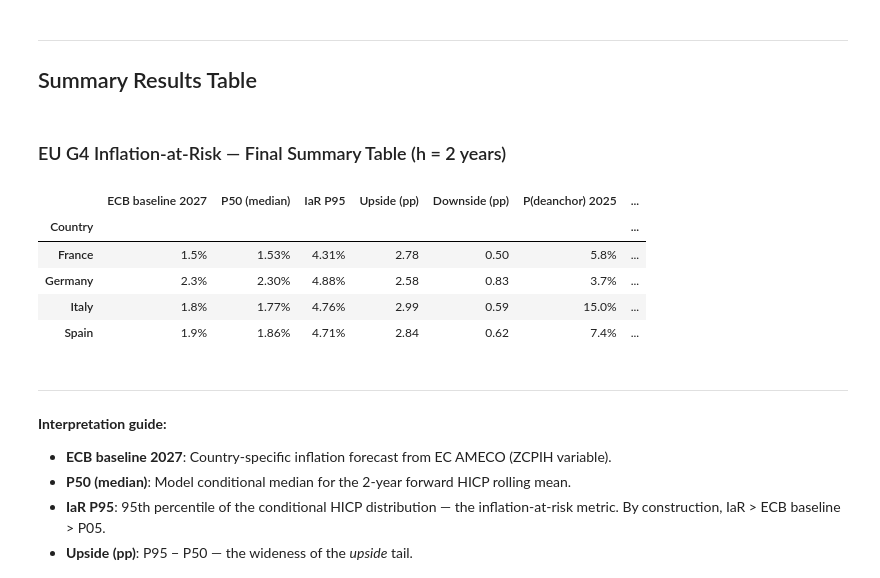
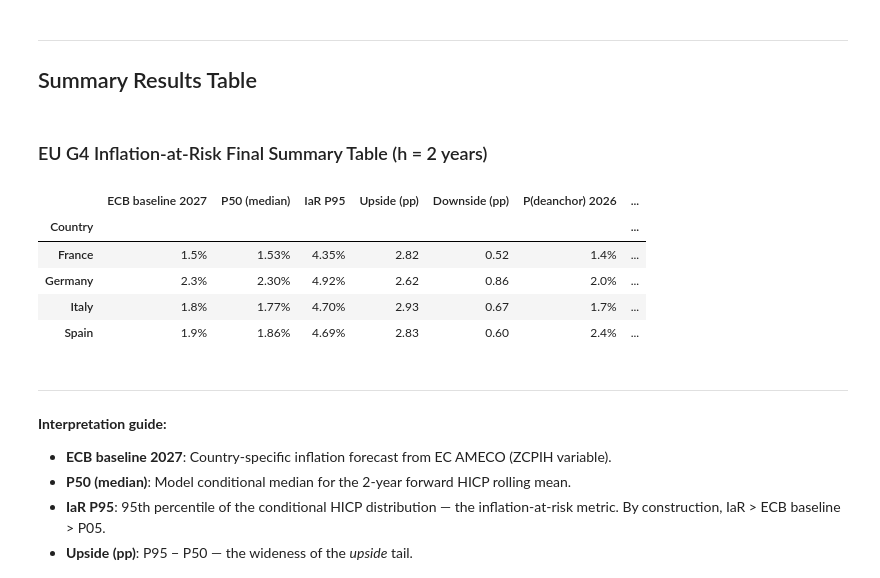
Before and after one commit to Lutinppp/inflation_at_risk, a Jupyter notebook: notebooks/eu_g4_iar.ipynb, the cells around one changed output. Cells and saved outputs as stored; diff of their text form; code cells hidden in the pictures.

```diff
--- a/notebooks/eu_g4_iar.ipynb
+++ b/notebooks/eu_g4_iar.ipynb
@@ -410,10 +410,11 @@ from crisis.deanchoring_signal import run_deanchoring
 
 print('Running de-anchoring panel logit …')
 daresults, pooled_scores = run_deanchoring(
-    skt_params = skt_params,
-    panel      = panel,
-    iar        = iar,
-    countries  = G4,
+    skt_params     = skt_params,
+    panel          = panel,
+    iar            = iar,
+    countries      = G4,
+    forecast_years = [2026, 2027],
 )
 
 print('\nModel summary:')
@@ -525,32 +526,32 @@ display(Image(str(chart_paths['deanchoring'])))
 # %%
 # Build final summary table
 summary_rows = []
 for iso3 in G4:
     row   = iar[iar['iso3'] == iso3].iloc[0]
-    p2025 = pooled_scores[(pooled_scores['iso3']==iso3) & (pooled_scores['year']==2025)]
     p2026 = pooled_scores[(pooled_scores['iso3']==iso3) & (pooled_scores['year']==2026)]
+    p2027 = pooled_scores[(pooled_scores['iso3']==iso3) & (pooled_scores['year']==2027)]
     summary_rows.append({
         'Country':          G4_LABELS[iso3],
         'ECB baseline 2027':f"{row['ecb_baseline']:.1f}%",
         'P50 (median)':     f"{row['Q50']:.2f}%",
         'IaR P95':          f"{row['IaR']:.2f}%",
         'Upside (pp)':      f"{row['Upside']:.2f}",
         'Downside (pp)':    f"{row['Downside']:.2f}",
-        'P(deanchor) 2025': f"{p2025['pooled_prob'].values[0]:.1%}" if not p2025.empty else 'n/a',
         'P(deanchor) 2026': f"{p2026['pooled_prob'].values[0]:.1%}" if not p2026.empty else 'n/a',
+        'P(deanchor) 2027': f"{p2027['pooled_prob'].values[0]:.1%}" if not p2027.empty else 'n/a',
     })
 
 summary = pd.DataFrame(summary_rows).set_index('Country')
-display(Markdown('### EU G4 Inflation-at-Risk — Final Summary Table (h = 2 years)'))
+display(Markdown('### EU G4 Inflation-at-Risk Final Summary Table (h = 2 years)'))
 display(summary)
 # %% [output]
-### EU G4 Inflation-at-Risk — Final Summary Table (h = 2 years)
+### EU G4 Inflation-at-Risk Final Summary Table (h = 2 years)
-|  | ECB baseline 2027 | P50 (median) | IaR P95 | Upside (pp) | Downside (pp) | P(deanchor) 2025 | ... |
+|  | ECB baseline 2027 | P50 (median) | IaR P95 | Upside (pp) | Downside (pp) | P(deanchor) 2026 | ... |
 | Country |  |  |  |  |  |  | ... |
-| France | 1.5% | 1.53% | 4.31% | 2.78 | 0.50 | 5.8% | ... |
-| Germany | 2.3% | 2.30% | 4.88% | 2.58 | 0.83 | 3.7% | ... |
-| Italy | 1.8% | 1.77% | 4.76% | 2.99 | 0.59 | 15.0% | ... |
-| Spain | 1.9% | 1.86% | 4.71% | 2.84 | 0.62 | 7.4% | ... |
+| France | 1.5% | 1.53% | 4.35% | 2.82 | 0.52 | 1.4% | ... |
+| Germany | 2.3% | 2.30% | 4.92% | 2.62 | 0.86 | 2.0% | ... |
+| Italy | 1.8% | 1.77% | 4.70% | 2.93 | 0.67 | 1.7% | ... |
+| Spain | 1.9% | 1.86% | 4.69% | 2.83 | 0.60 | 2.4% | ... |
 # %%
 display(Markdown('''
 ---
```
Also changed, not shown: parts of 13 cells of this notebook, 12 other files.
